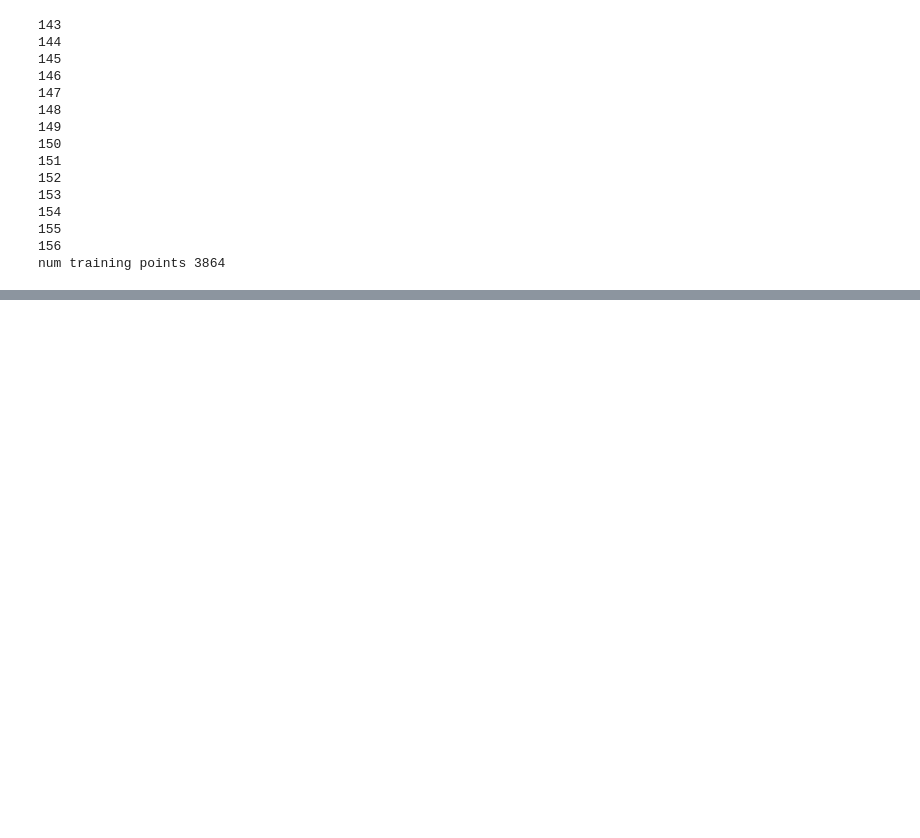
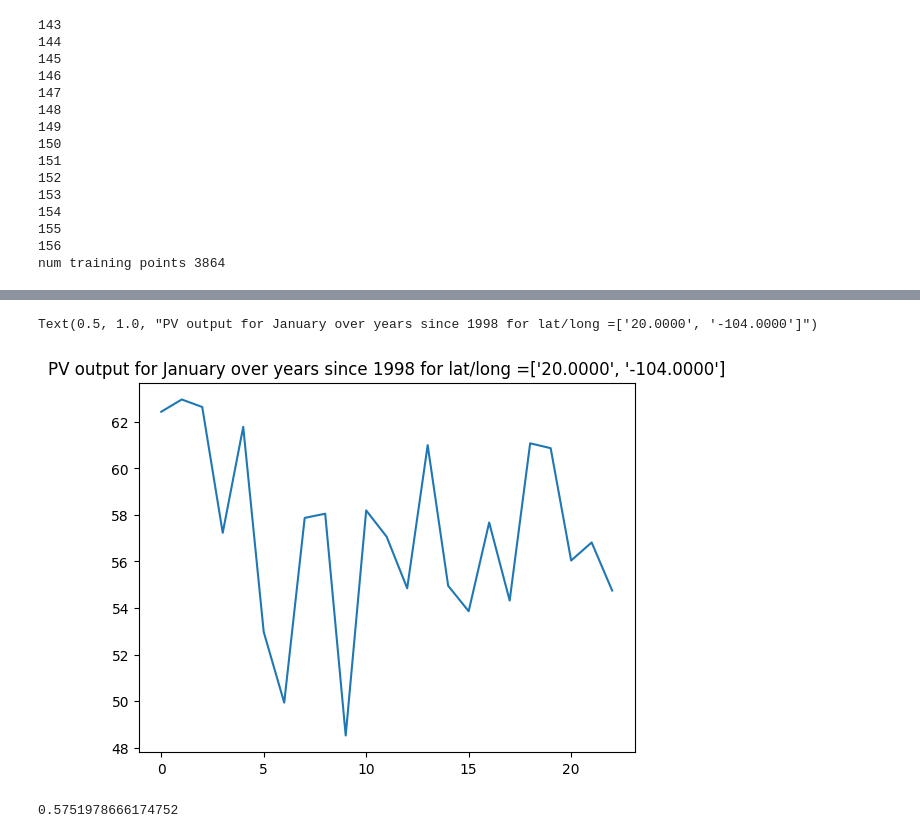
Before and after one commit to Qulxis/ML-Climate-Project-Template-Fall2022, a Jupyter notebook: src/Notebooks/3 Data and Modeling.ipynb, the cells around one changed output, grey strips where cells are left out. Drawn from its saved outputs; the diff is of its cells as text; code cells hidden in the pictures; blank space fills up the shorter version.

```diff
--- a/src/Notebooks/3 Data and Modeling.ipynb
+++ b/src/Notebooks/3 Data and Modeling.ipynb
@@ -452,0 +592,33 @@ Dec 35.8912353515625 kWh/Month
+# %%
+import matplotlib.pyplot as plt
+location = points[0]
+df_loc = df.loc[(df['lat'] == float(location[0])) & (df['lon'] == float(location[1])) &(df["Month"]==1)]
+y = df_loc["PV kWh/month"].tolist()
+plt.plot(y)
+plt.title('PV output for January over years since 1998 for lat/long ={loc}'.format(loc=location))
+# %% [output]
+Text(0.5, 1.0, "PV output for January over years since 1998 for lat/long =['20.0000', '-104.0000']")
+[figure, added]
+# %%
+import matplotlib.pyplot as plt
+from sklearn import linear_model
+import numpy as np
+location = points[0]
+avg_score = []
+for location in points:
+    df_loc = df.loc[(df['lat'] == float(location[0])) & (df['lon'] == float(location[1])) & (df["Year"] != 2020)]
+    X = df_loc[["Month","Temp mean"]].values.tolist()
+    y = df_loc["PV kWh/month"].tolist()
+    clf = linear_model.ARDRegression()
+    clf.fit(X, y)
+    # print(clf.score(X,y))
+    df_loc = df.loc[(df['lat'] == float(location[0])) & (df['lon'] == float(location[1])) & (df["Year"] == 2020)]
+    X = df_loc[["Month","Temp mean"]].values.tolist()
+    y = df_loc["PV kWh/month"].tolist()
+    avg_score.append(clf.score(X,y))
+    # print(clf.predict(X)[0],y[0])
+    if abs(clf.predict(X)[0]- y[0]) < 2:
+        print("match")
+print(np.mean(avg_score))
+# %% [output]
+0.5751978666174752
```
Also changed, not shown: parts of 8 cells of this notebook.
